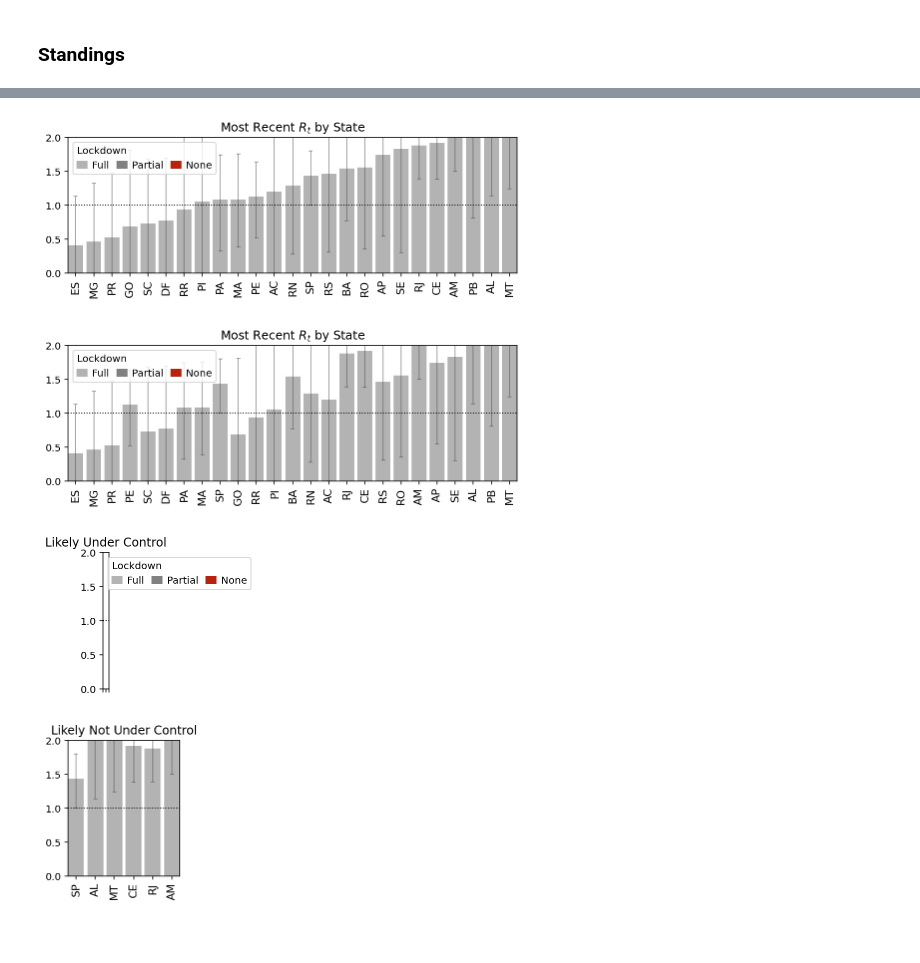
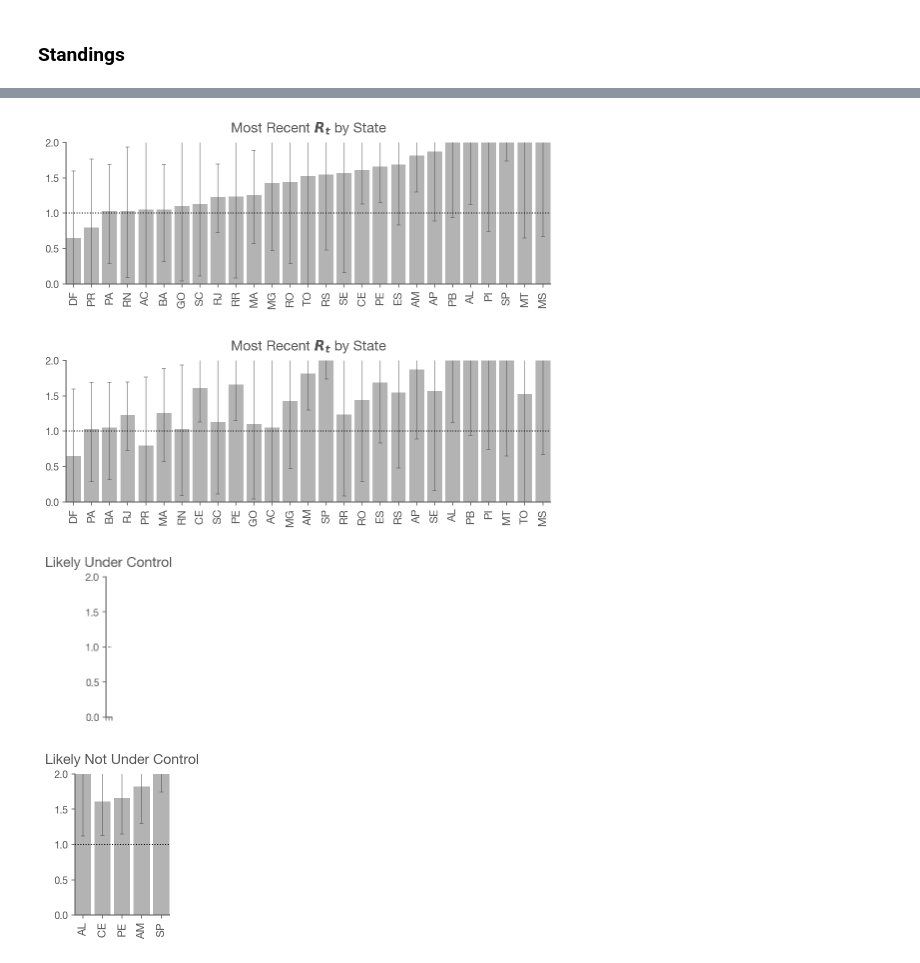
Before and after one commit to rsribeiro/covid-19, a Jupyter notebook: Realtime R0.ipynb, the cells around one changed output, grey strips where cells are left out. Cells and saved outputs as stored; diff of their text form; code cells hidden in the pictures; blank space fills up the shorter version.

```diff
--- a/Realtime R0.ipynb
+++ b/Realtime R0.ipynb
@@ -32,10 +32,8 @@ from scipy.interpolate import interp1d
 
 from IPython.display import clear_output
 
-#FILTERED_REGIONS = ['Mato Grosso','Mato Grosso do Sul','Tocantins','Sergipe']
-#FILTERED_REGION_CODES = ['MT','MS','TO','SE']
-FILTERED_REGIONS = ['Mato Grosso do Sul','Tocantins']
-FILTERED_REGION_CODES = ['MS','TO']
+FILTERED_REGIONS = []
+FILTERED_REGION_CODES = []
 
 %config InlineBackend.figure_format = 'retina'
 # %% [markdown]
@@ -569,6 +567,15 @@ for state_name, cases in states_to_process.groupby(level='state'):
 
     if len(smoothed) == 0:
         new, smoothed = prepare_cases(cases, cutoff=10)
+
+    if len(smoothed) == 0:
+        new, smoothed = prepare_cases(cases, cutoff=5)
+
+    if len(smoothed) == 0:
+        new, smoothed = prepare_cases(cases, cutoff=1)
+
+    if len(smoothed) == 0:
+        new, smoothed = prepare_cases(cases, cutoff=0)
 
     result = {}
 
@@ -718,51 +711,31 @@ def plot_standings(mr, figsize=None, title='Most Recent $R_t$ by State'):
                   error_kw={'alpha':.5, 'lw':1},
                   yerr=err.values.T)
 
-    for bar, state_name in zip(bars, mr.index):
-        if state_name in no_lockdown:
-            bar.set_color(NONE_COLOR)
-        if state_name in partial_lockdown:
-            bar.set_color(PARTIAL_COLOR)
-
-    labels = mr.index.to_series()#.replace({'District of Columbia':'DC'})
+    labels = mr.index.to_series()
     ax.set_xticklabels(labels, rotation=90, fontsize=11)
     ax.margins(0)
     ax.set_ylim(0,2.)
     ax.axhline(1.0, linestyle=':', color='k', lw=1)
 
-    leg = ax.legend(handles=[
-                        Patch(label='Full', color=FULL_COLOR),
-                        Patch(label='Partial', color=PARTIAL_COLOR),
-                        Patch(label='None', color=NONE_COLOR)
-                    ],
-                    title='Lockdown',
-                    ncol=3,
-                    loc='upper left',
-                    columnspacing=.75,
-                    handletextpad=.5,
-                    handlelength=1)
-
-    leg._legend_box.align = "left"
     fig.set_facecolor('w')
     return fig, ax
 
 mr.sort_values('ML', inplace=True)
 plot_standings(mr);
 # %% [output]
-[figure, old version]
+[figure, new version]
 # %%
 mr.sort_values('High_90', inplace=True)
 plot_standings(mr);
 # %% [output]
-[figure, old version]
+[figure, new version]
 # %%
 show = mr[mr.High_90.le(1)].sort_values('ML')
 fig, ax = plot_standings(show, title='Likely Under Control');
 # %% [output]
-[figure, old version]
+[figure, new version]
 # %%
 show = mr[mr.Low_90.ge(1.0)].sort_values('Low_90')
 fig, ax = plot_standings(show, title='Likely Not Under Control');
-ax.get_legend().remove()
 # %% [output]
-[figure, old version]
+[figure, new version]
```
Also changed, not shown: parts of 13 cells of this notebook.
